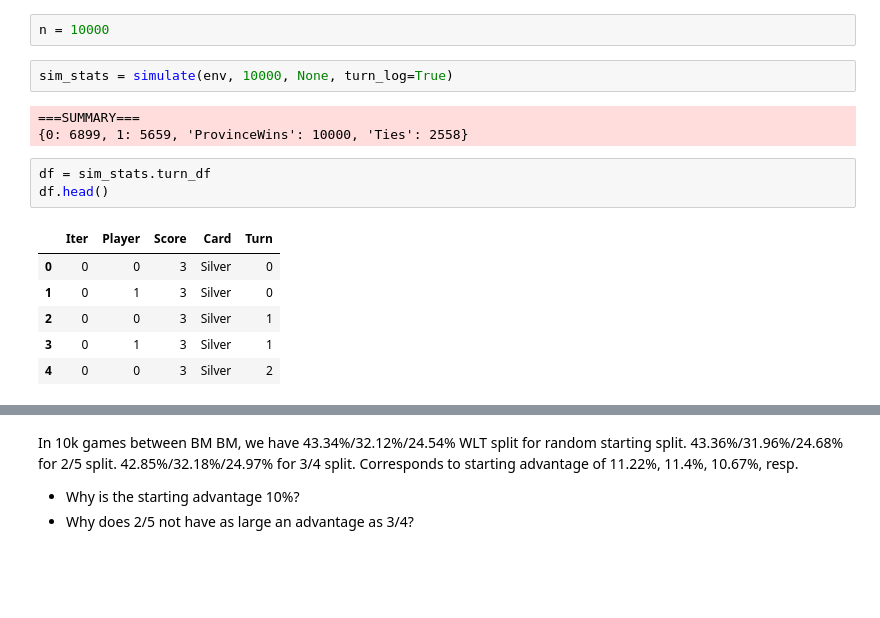
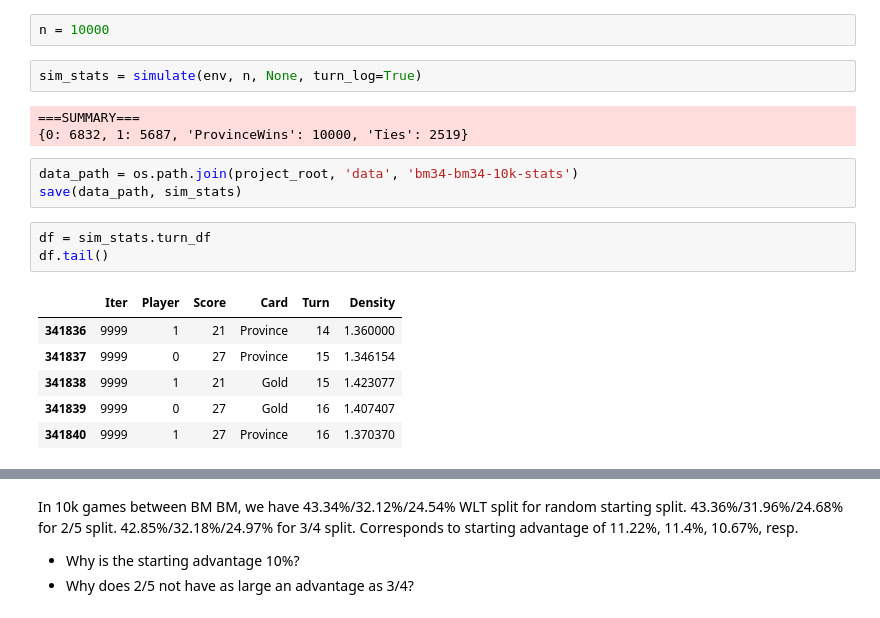
Before and after one commit to SpecificGenerality/PyDominion, a Jupyter notebook: notebooks/simulations.ipynb, the cells around one changed output, grey strips where cells are left out. Cells and saved outputs as stored; diff of their text form; blank space fills up the shorter version.

Commit message:
add coin density logging

```diff
--- a/notebooks/simulations.ipynb
+++ b/notebooks/simulations.ipynb
@@ -40,20 +40,23 @@ env = DefaultEnvironment(config, players, logger=logger)
 # %%
 n = 10000
 # %%
-sim_stats = simulate(env, 10000, None, turn_log=True)
+sim_stats = simulate(env, n, None, turn_log=True)
 # %% [output]
 ===SUMMARY===
-{0: 6899, 1: 5659, 'ProvinceWins': 10000, 'Ties': 2558}
+{0: 6832, 1: 5687, 'ProvinceWins': 10000, 'Ties': 2519}
+# %%
+data_path = os.path.join(project_root, 'data', 'bm34-bm34-10k-stats')
+save(data_path, sim_stats)
 # %%
 df = sim_stats.turn_df
-df.head()
+df.tail()
 # %% [output]
-|  | Iter | Player | Score | Card | Turn |
-| 0 | 0 | 0 | 3 | Silver | 0 |
-| 1 | 0 | 1 | 3 | Silver | 0 |
-| 2 | 0 | 0 | 3 | Silver | 1 |
-| 3 | 0 | 1 | 3 | Silver | 1 |
-| 4 | 0 | 0 | 3 | Silver | 2 |
+|  | Iter | Player | Score | Card | Turn | Density |
+| 341836 | 9999 | 1 | 21 | Province | 14 | 1.360000 |
+| 341837 | 9999 | 0 | 27 | Province | 15 | 1.346154 |
+| 341838 | 9999 | 1 | 21 | Gold | 15 | 1.423077 |
+| 341839 | 9999 | 0 | 27 | Gold | 16 | 1.407407 |
+| 341840 | 9999 | 1 | 27 | Province | 16 | 1.370370 |
 # %%
 player_df = sim_stats.player_df
 player_df.head()
```
Also changed, not shown: parts of 10 cells of this notebook, 3 other files.
